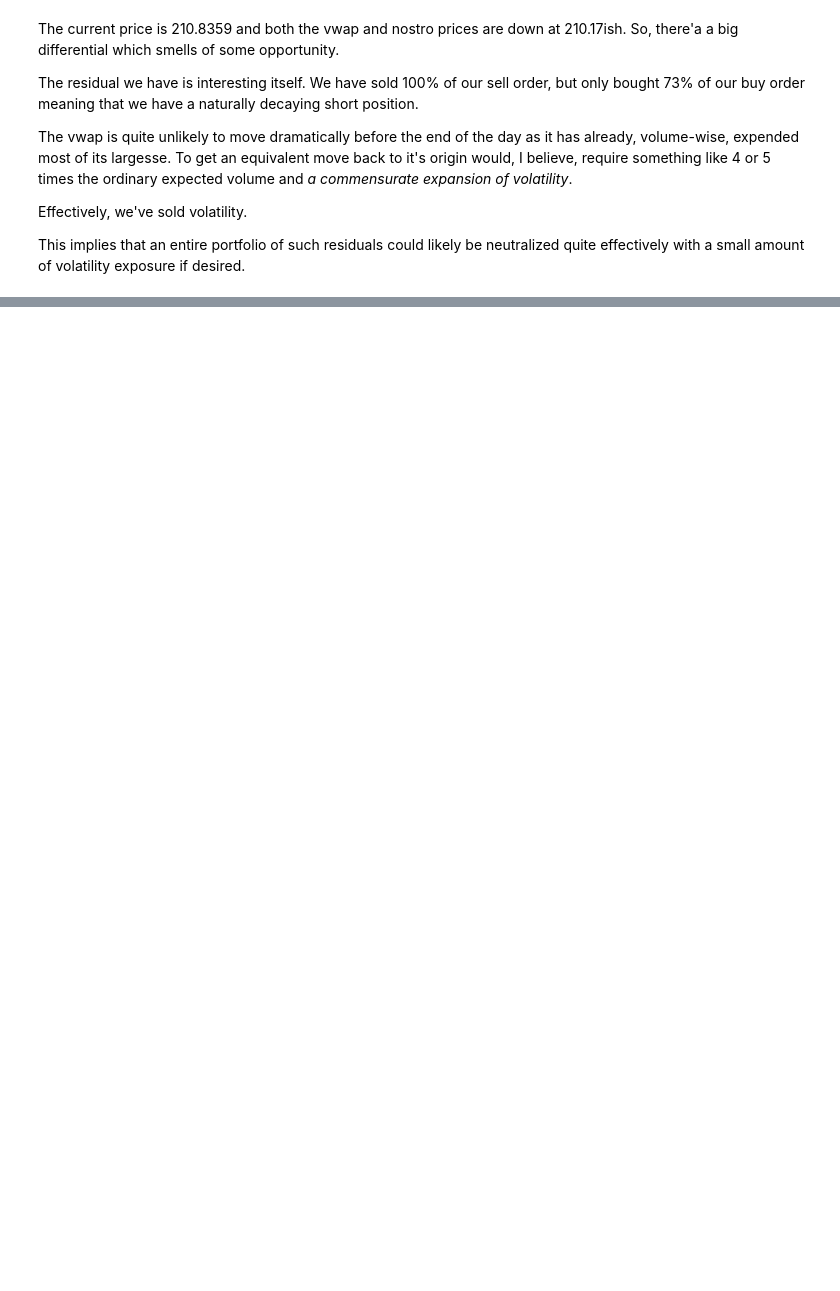
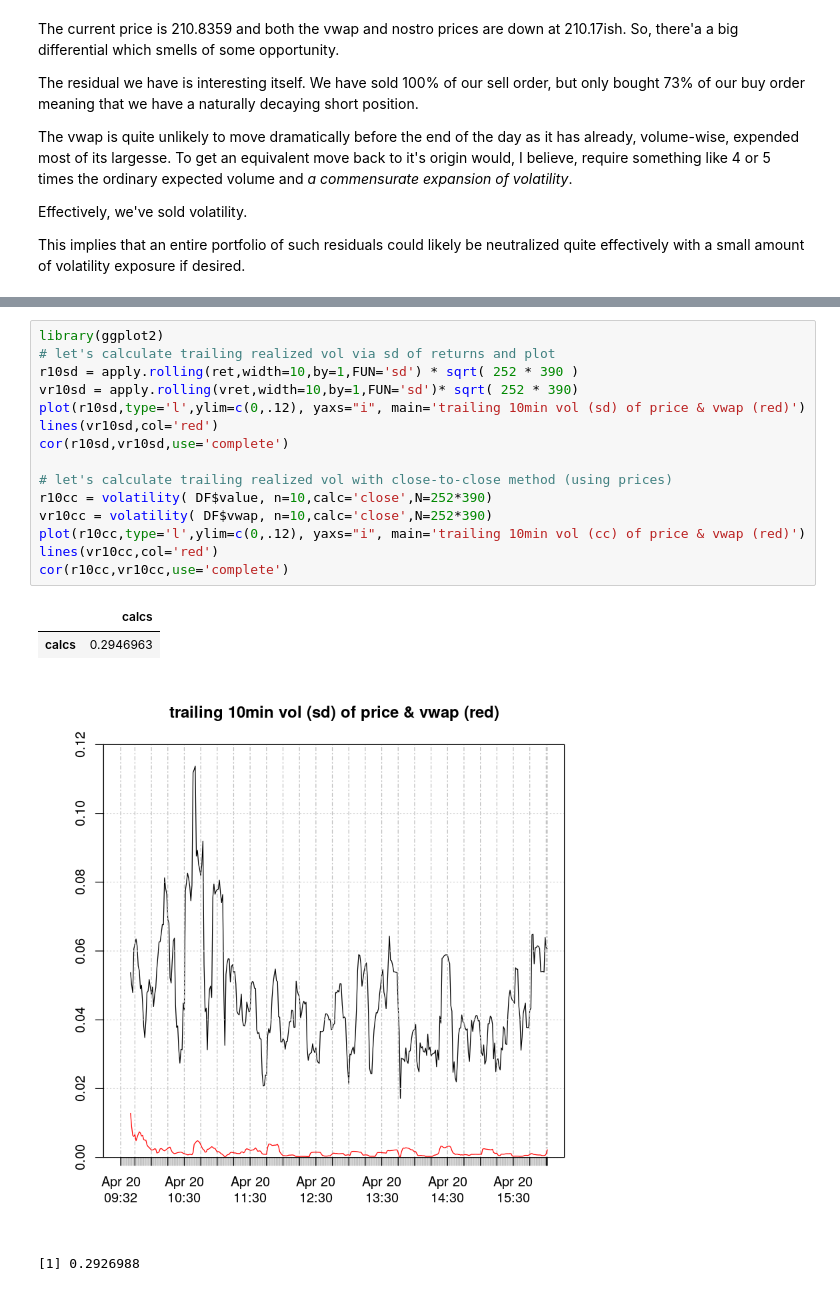
Before and after one commit to hackthemarket/vwap, a Jupyter notebook: vwap.ipynb, the cells around one changed output, grey strips where cells are left out. Drawn from its saved outputs; the diff is of its cells as text; blank space fills up the shorter version.

```diff
--- a/vwap.ipynb
+++ b/vwap.ipynb
@@ -356,0 +419,20 @@ This document is implemented in a jupyter notebook powered by R via this genius
+# %%
+library(ggplot2)
+# let's calculate trailing realized vol via sd of returns and plot
+r10sd = apply.rolling(ret,width=10,by=1,FUN='sd') * sqrt( 252 * 390 )
+vr10sd = apply.rolling(vret,width=10,by=1,FUN='sd')* sqrt( 252 * 390)
+plot(r10sd,type='l',ylim=c(0,.12), yaxs="i", main='trailing 10min vol (sd) of price & vwap (red)')
+lines(vr10sd,col='red')
+cor(r10sd,vr10sd,use='complete')
+
+# let's calculate trailing realized vol with close-to-close method (using prices)
+r10cc = volatility( DF$value, n=10,calc='close',N=252*390)
+vr10cc = volatility( DF$vwap, n=10,calc='close',N=252*390)
+plot(r10cc,type='l',ylim=c(0,.12), yaxs="i", main='trailing 10min vol (cc) of price & vwap (red)')
+lines(vr10cc,col='red')
+cor(r10cc,vr10cc,use='complete')
+# %% [output]
+|  | calcs |
+| calcs | 0.2946963 |
+[figure, added]
+[1] 0.2926988
```
Also changed, not shown: parts of 14 cells of this notebook.
